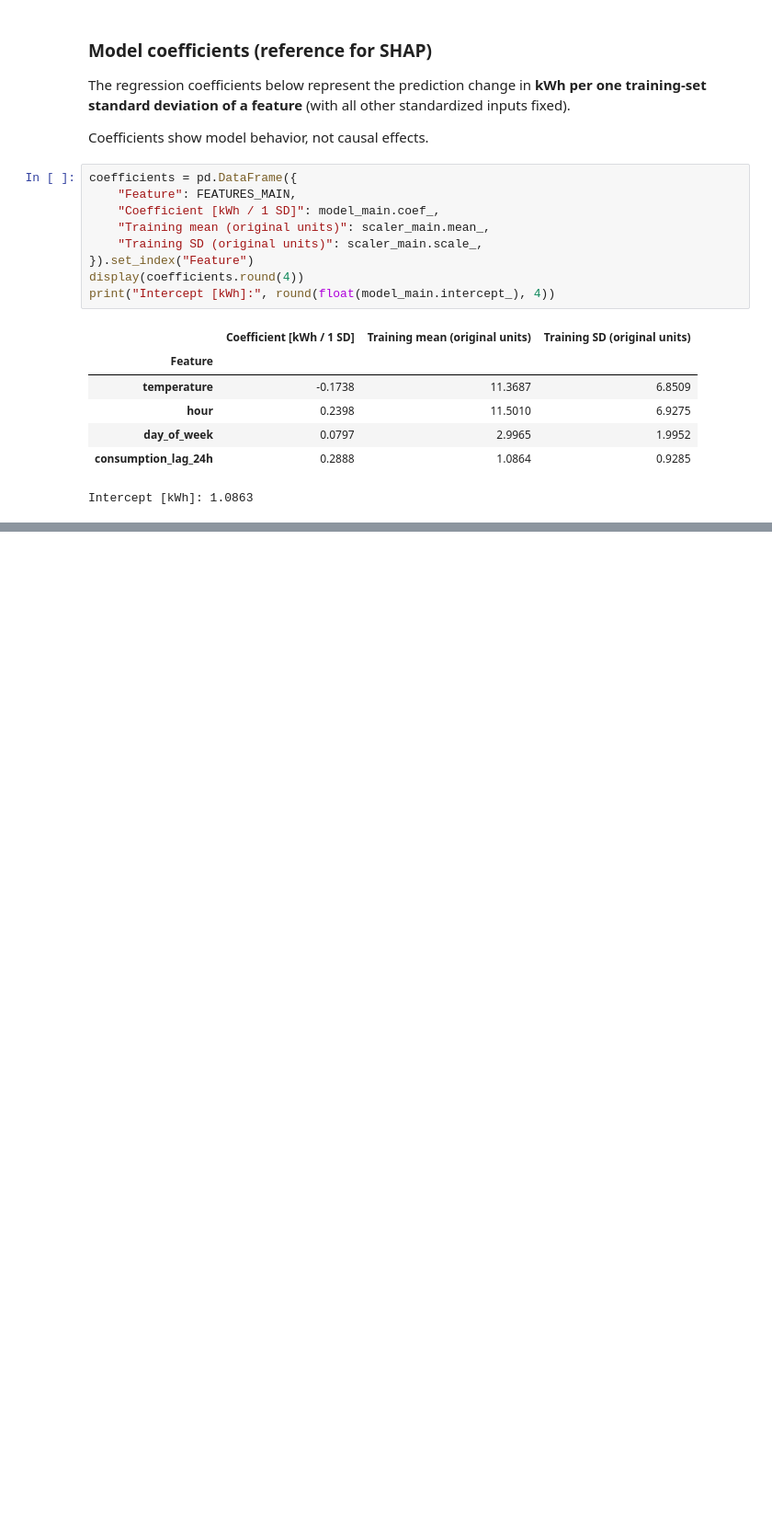
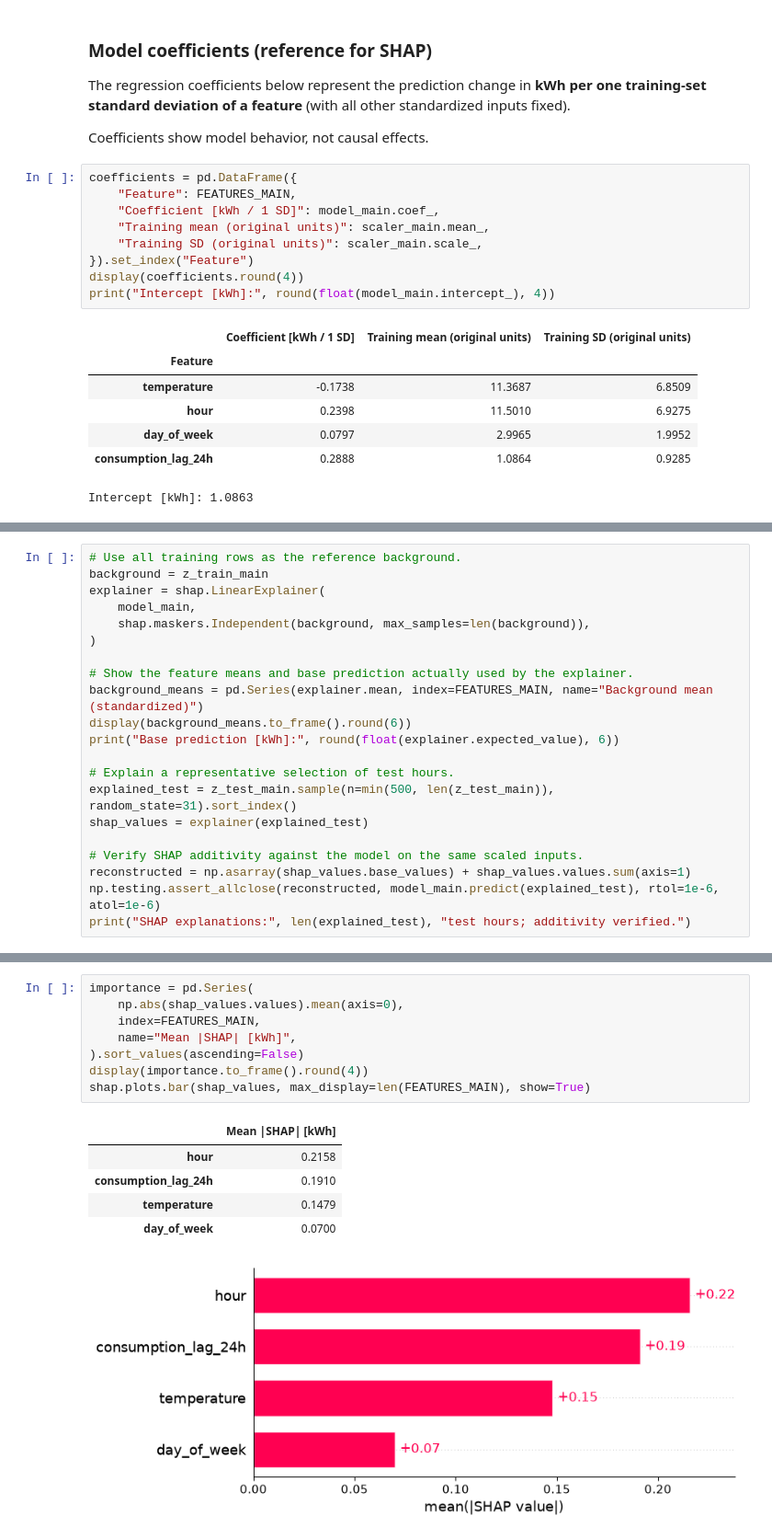
Before and after one commit to angiee99/Household-Power-Consumption-Prediction, a Jupyter notebook: model-explainability.ipynb, the cells around one changed output, grey strips where cells are left out. Shown at 92% size. Drawn from its saved outputs; the diff is of its cells as text; blank space fills up the shorter version.

Commit message:
SHAP global and local explainablity

```diff
--- a/model-explainability.ipynb
+++ b/model-explainability.ipynb
@@ -182,0 +195,21 @@ Intercept [kWh]: 1.0863
+# %%
+# Use all training rows as the reference background.
+background = z_train_main
+explainer = shap.LinearExplainer(
+    model_main,
+    shap.maskers.Independent(background, max_samples=len(background)),
+)
+
+# Show the feature means and base prediction actually used by the explainer.
+background_means = pd.Series(explainer.mean, index=FEATURES_MAIN, name="Background mean (standardized)")
+display(background_means.to_frame().round(6))
+print("Base prediction [kWh]:", round(float(explainer.expected_value), 6))
+
+# Explain a representative selection of test hours.
+explained_test = z_test_main.sample(n=min(500, len(z_test_main)), random_state=31).sort_index()
+shap_values = explainer(explained_test)
+
+# Verify SHAP additivity against the model on the same scaled inputs.
+reconstructed = np.asarray(shap_values.base_values) + shap_values.values.sum(axis=1)
+np.testing.assert_allclose(reconstructed, model_main.predict(explained_test), rtol=1e-6, atol=1e-6)
+print("SHAP explanations:", len(explained_test), "test hours; additivity verified.")
@@ -182,0 +234,15 @@ Intercept [kWh]: 1.0863
+# %%
+importance = pd.Series(
+    np.abs(shap_values.values).mean(axis=0),
+    index=FEATURES_MAIN,
+    name="Mean |SHAP| [kWh]",
+).sort_values(ascending=False)
+display(importance.to_frame().round(4))
+shap.plots.bar(shap_values, max_display=len(FEATURES_MAIN), show=True)
+# %% [output]
+|  | Mean |SHAP| [kWh] |
+| hour | 0.2158 |
+| consumption_lag_24h | 0.1910 |
+| temperature | 0.1479 |
+| day_of_week | 0.0700 |
+[figure, added]
```
Also changed, not shown: parts of 13 cells of this notebook.
